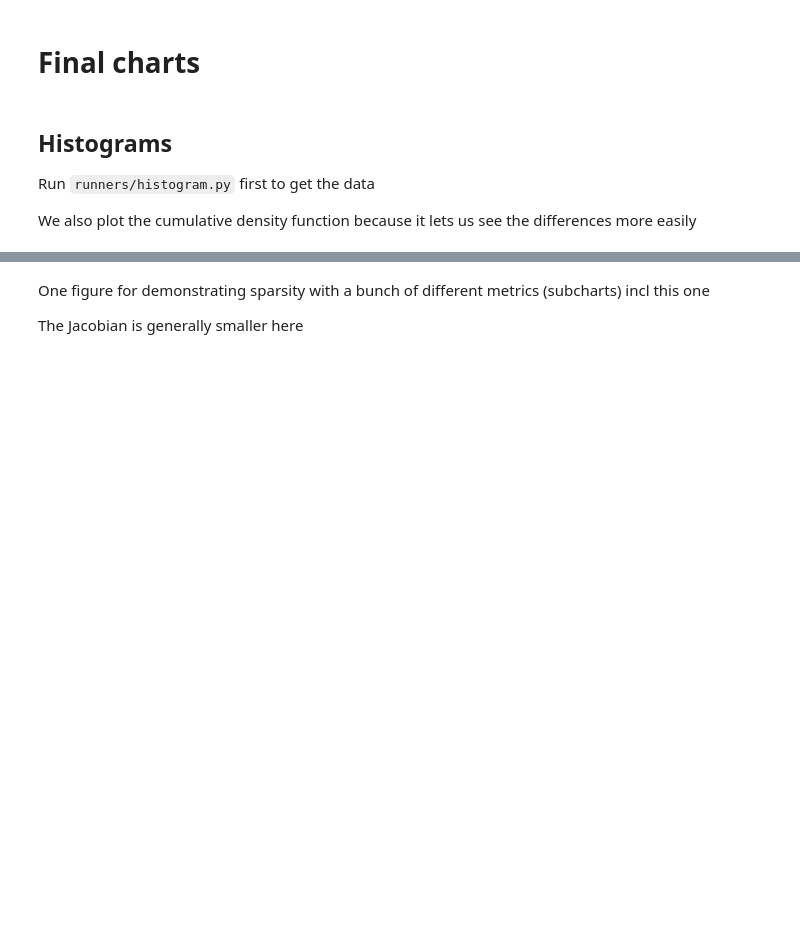
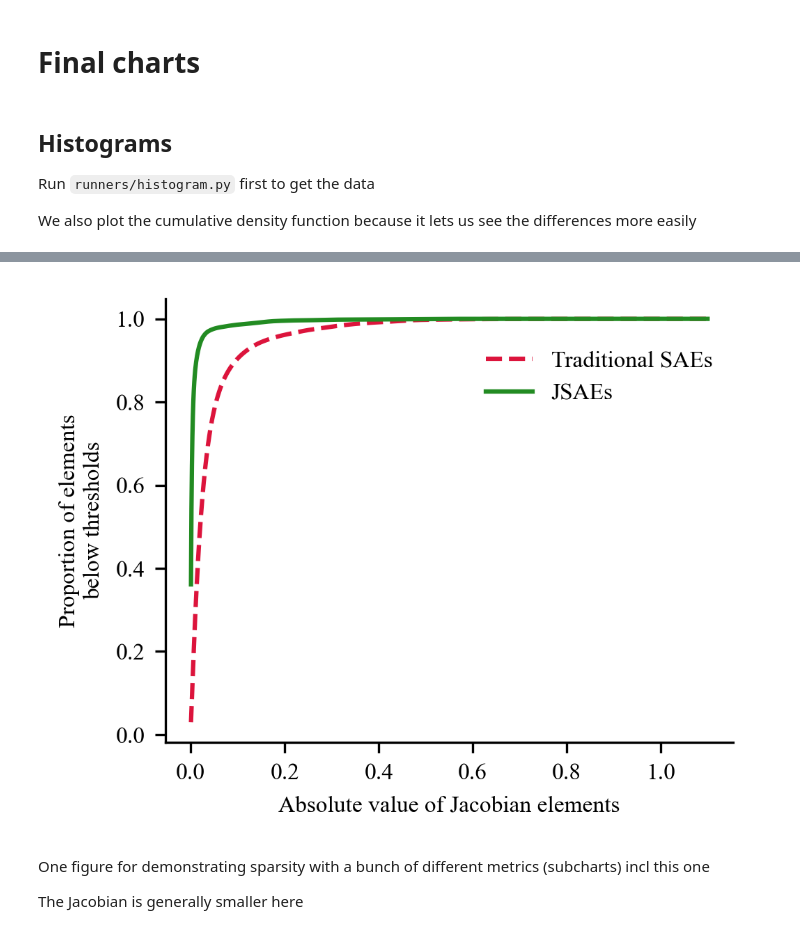
Before and after one commit to jugard99/jacobian-saes, a Jupyter notebook: notebooks/final_charts.ipynb, the cells around one changed output, grey strips where cells are left out. Drawn from its saved outputs; the diff is of its cells as text; code cells hidden in the pictures; blank space fills up the shorter version.

```diff
--- a/notebooks/final_charts.ipynb
+++ b/notebooks/final_charts.ipynb
@@ -95,3 +86,41 @@ fig.show()
+# %%
+cdf = hist.cumsum(dim=0) / hist.sum()
+cdf_no_optim = hist_no_optim.cumsum(dim=0) / hist_no_optim.sum()
+
+# Create figure with ICML column width
+fig, ax = plt.subplots(figsize=(3.25, 2.5), dpi=300)
+
+# Plot the lines
+ax.plot(bin_centers.cpu().numpy(),
+       cdf_no_optim.cpu().numpy(),
+       color='crimson',
+       linestyle='--',
+       label='Traditional SAEs')
+
+ax.plot(bin_centers.cpu().numpy(),
+       cdf.cpu().numpy(),
+       color='forestgreen',
+       linestyle='-',
+       label='JSAEs')
+
+# Customize the plot
+ax.set_xlabel('Absolute value of Jacobian elements')
+ax.set_ylabel('Proportion of elements\nbelow thresholds')
+ax.spines['top'].set_visible(False)
+ax.spines['right'].set_visible(False)
+
+# Adjust legend
+ax.legend(loc='upper right', bbox_to_anchor=(1.0, 0.93),
+        fancybox=False, framealpha=1, edgecolor='none')
+
+# Tight layout with minimal padding
+plt.tight_layout(pad=0.1)
+
+# Save the figure
+plt.savefig('./charts/cdf.pdf', dpi=300, bbox_inches='tight', pad_inches=0.01)
+plt.show()
+# %% [output]
+[figure, added]
 # %% [markdown]
 One figure for demonstrating sparsity with a bunch of different metrics (subcharts) incl this one
 
```
Also changed, not shown: parts of 9 cells of this notebook, 14 other files.
